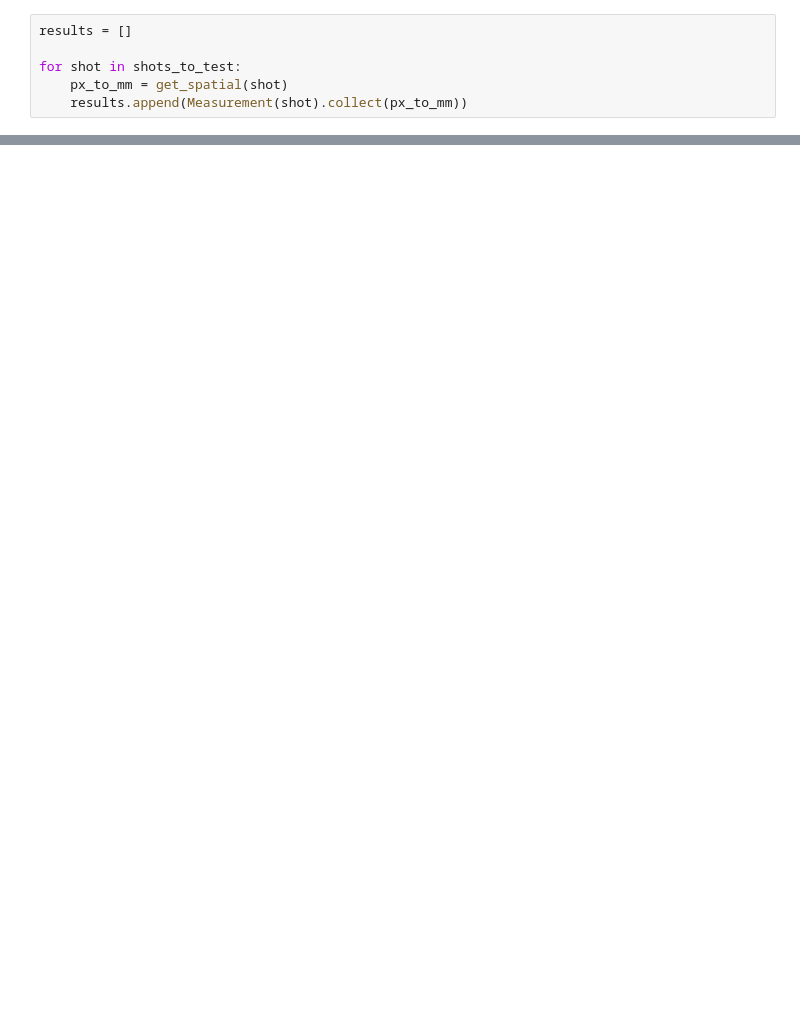
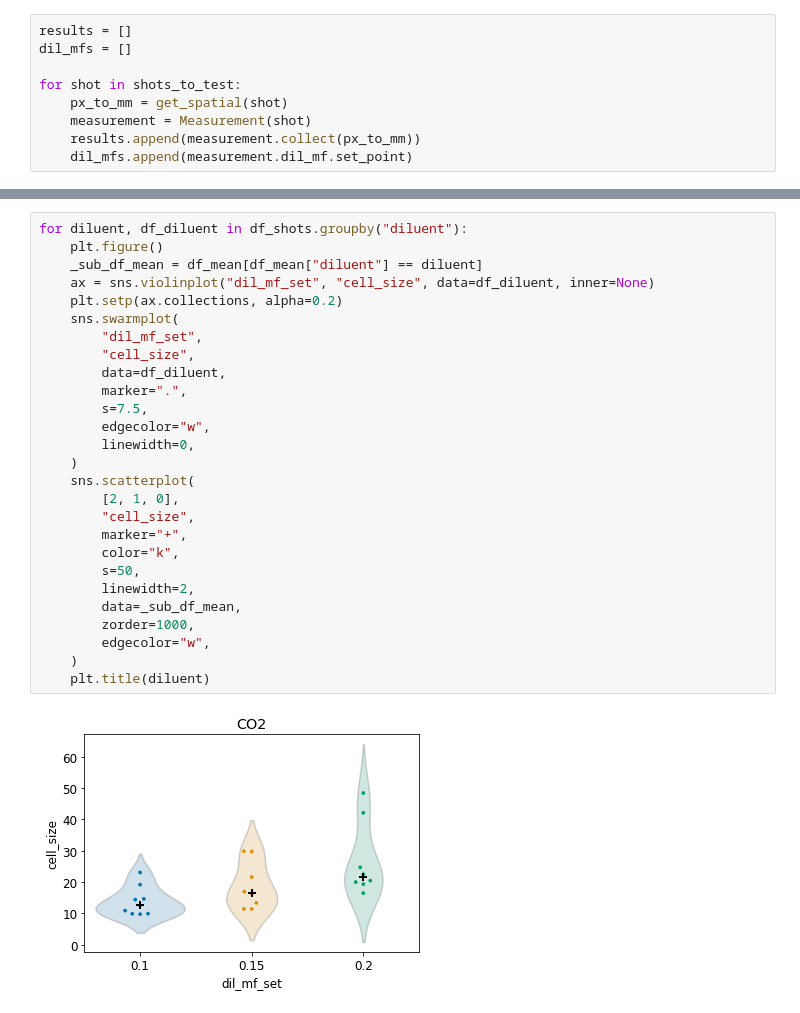
Before and after one commit to scramjetFoam/DetResearch, a Jupyter notebook: scripts/simulation_measurement_comparison/Initial measurement.ipynb, the cells around one changed output, grey strips where cells are left out. Drawn from its saved outputs; the diff is of its cells as text; blank space fills up the shorter version.

Commit message:
Add initial measurement investigation

```diff
--- a/scripts/simulation_measurement_comparison/Initial measurement.ipynb
+++ b/scripts/simulation_measurement_comparison/Initial measurement.ipynb
@@ -183,7 +268,10 @@ def get_spatial(shot: Shot) -> float:
     return px_to_mm
 # %%
 results = []
+dil_mfs = []
 
 for shot in shots_to_test:
     px_to_mm = get_spatial(shot)
-    results.append(Measurement(shot).collect(px_to_mm))
+    measurement = Measurement(shot)
+    results.append(measurement.collect(px_to_mm))
+    dil_mfs.append(measurement.dil_mf.set_point)
@@ -194,0 +415,29 @@ plt.plot([r.result.nominal for r in results])
+# %%
+for diluent, df_diluent in df_shots.groupby("diluent"):
+    plt.figure()
+    _sub_df_mean = df_mean[df_mean["diluent"] == diluent]
+    ax = sns.violinplot("dil_mf_set", "cell_size", data=df_diluent, inner=None)
+    plt.setp(ax.collections, alpha=0.2)
+    sns.swarmplot(
+        "dil_mf_set",
+        "cell_size",
+        data=df_diluent,
+        marker=".",
+        s=7.5,
+        edgecolor="w",
+        linewidth=0,
+    )
+    sns.scatterplot(
+        [2, 1, 0],
+        "cell_size",
+        marker="+",
+        color="k",
+        s=50,
+        linewidth=2,
+        data=_sub_df_mean,
+        zorder=1000,
+        edgecolor="w",
+    )
+    plt.title(diluent)
+# %% [output]
+[figure, added]
```
Also changed, not shown: parts of 27 cells of this notebook.
